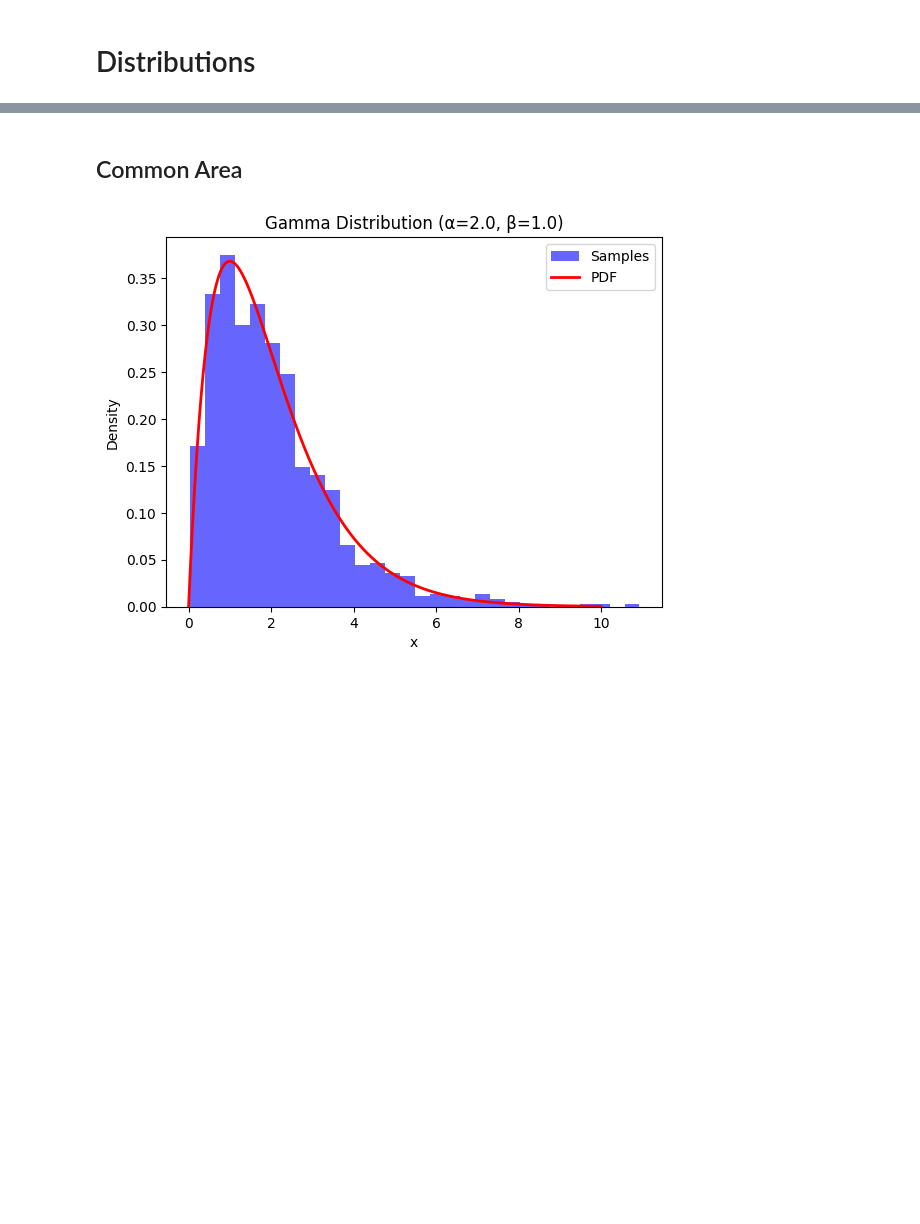
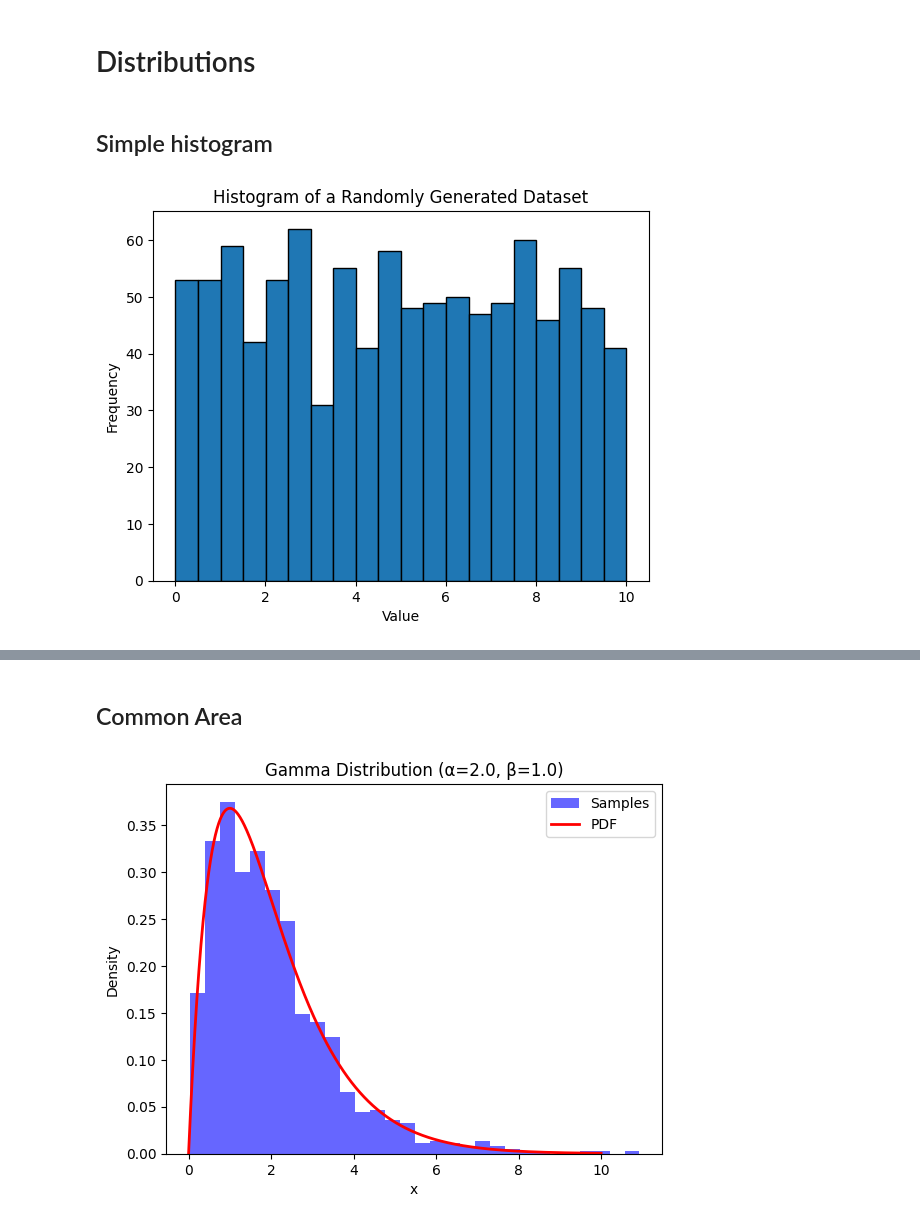
Before and after one commit to contento/lab.jupyter, a Jupyter notebook: distributions.ipynb, the cells around one changed output, grey strips where cells are left out. Saved outputs shown, nothing was run; the diff lists cells and outputs as text; code cells hidden in the pictures; blank space fills up the shorter version.

```diff
--- a/distributions.ipynb
+++ b/distributions.ipynb
@@ -1,2 +1,20 @@
 # %% [markdown]
 # Distributions
+# %% [markdown]
+## Simple histogram
+# %%
+import numpy as np
+import matplotlib.pyplot as plt
+
+# Generate a dataset of 1000 random data points between 0 and 10
+# np.random.seed(0)  # For reproducibility
+data = np.random.uniform(0, 10, 1000)  # min=0, max=10, num_points=1000
+
+# Create histogram
+plt.hist(data, bins=20, edgecolor='black')
+plt.xlabel('Value')
+plt.ylabel('Frequency')
+plt.title('Histogram of a Randomly Generated Dataset')
+plt.show()
+# %% [output]
+[figure, added]
```
Also changed, not shown: parts of 2 cells of this notebook, 2 other files.
